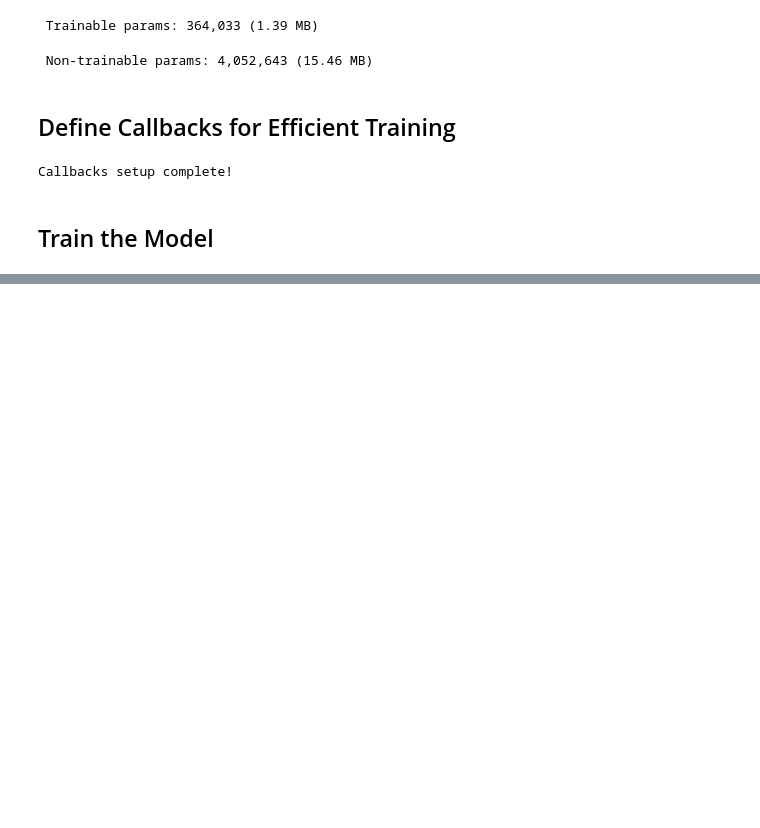
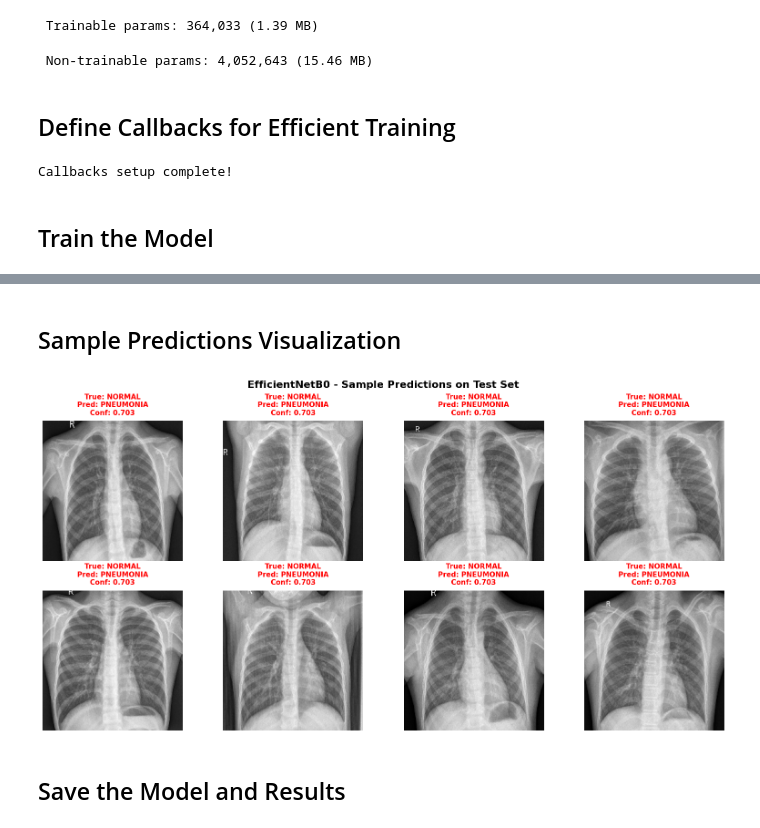
Before and after one commit to Y4-Deep-Learning-Assignment/Pneumonia-_Detection, a Jupyter notebook: EfficientNetB0.ipynb, the cells around one changed output, grey strips where cells are left out. Cells and saved outputs as stored; diff of their text form; code cells hidden in the pictures; blank space fills up the shorter version.

```diff
--- a/EfficientNetB0.ipynb
+++ b/EfficientNetB0.ipynb
@@ -435,0 +614,47 @@ Training completed in 18.39 minutes!
+# %% [markdown]
+## Sample Predictions Visualization
+# %%
+def display_sample_predictions(model, test_generator, num_samples=8):
+    """
+    Display sample predictions with true and predicted labels
+    """
+    # Get a batch of test data
+    test_generator.reset()
+    x_batch, y_batch = next(test_generator)
+
+    # Make predictions for this batch
+    predictions = model.predict(x_batch[:num_samples], verbose=0)
+    predicted_labels = (predictions > 0.5).astype(int).flatten()
+    true_labels = y_batch[:num_samples].astype(int)
+
+    # Class names
+    class_names = {0: 'NORMAL', 1: 'PNEUMONIA'}
+
+    # Plot samples
+    fig, axes = plt.subplots(2, 4, figsize=(16, 8))
+    axes = axes.ravel()
+
+    for i in range(num_samples):
+        axes[i].imshow(x_batch[i])
+        axes[i].axis('off')
+
+        true_class = class_names[true_labels[i]]
+        pred_class = class_names[predicted_labels[i]]
+        confidence = predictions[i][0]
+
+        # Color code: green for correct, red for incorrect
+        color = 'green' if true_labels[i] == predicted_labels[i] else 'red'
+
+        title = f'True: {true_class}\nPred: {pred_class}\nConf: {confidence:.3f}'
+        axes[i].set_title(title, color=color, fontsize=11, fontweight='bold', pad=10)
+
+    plt.suptitle('EfficientNetB0 - Sample Predictions on Test Set',
+                 fontsize=16, fontweight='bold', y=0.98)
+    plt.tight_layout()
+    plt.show()
+
+display_sample_predictions(effnet_model, test_generator)
+# %% [output]
+[figure, added]
+# %% [markdown]
+## Save the Model and Results
```
Also changed, not shown: parts of 6 cells of this notebook.
